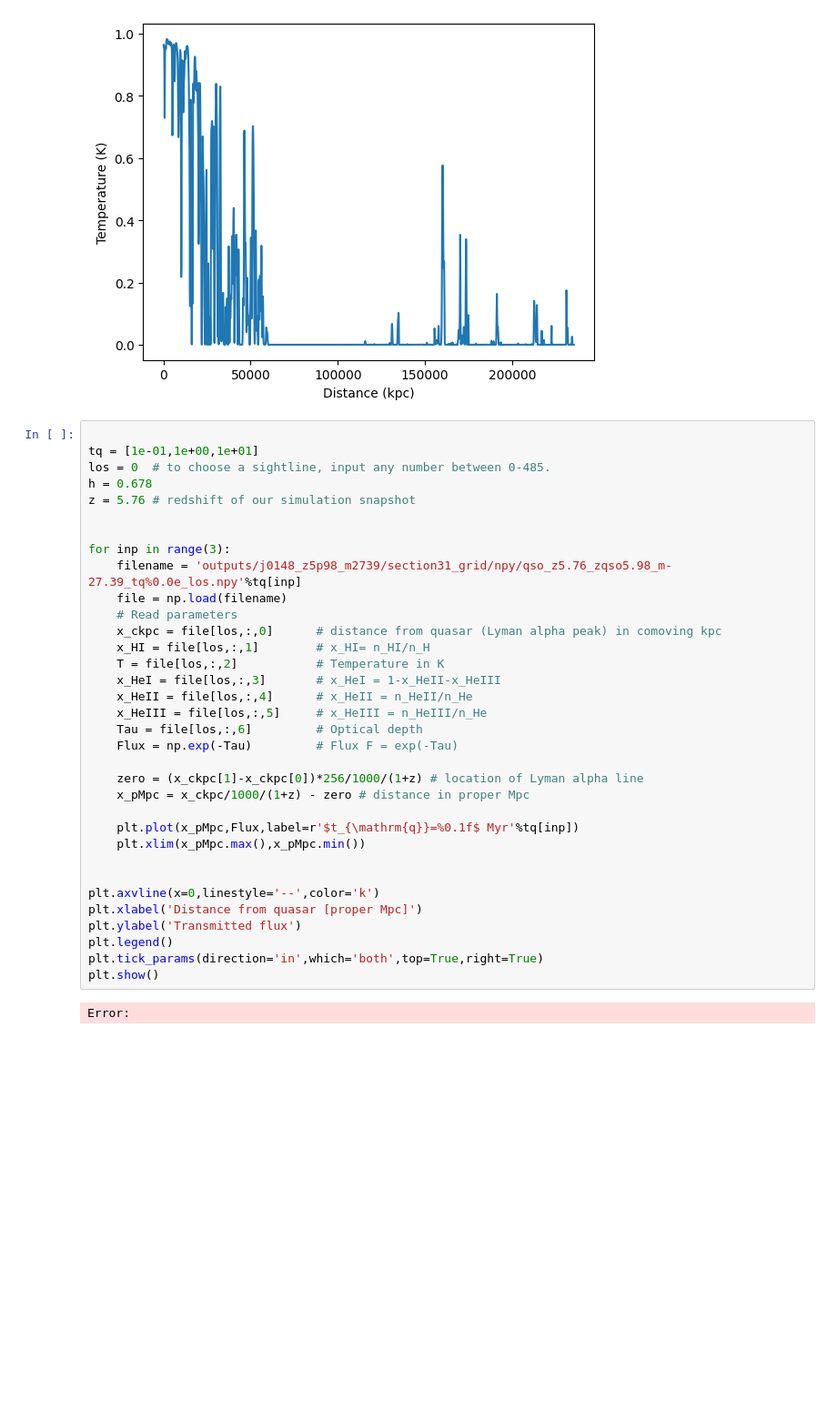
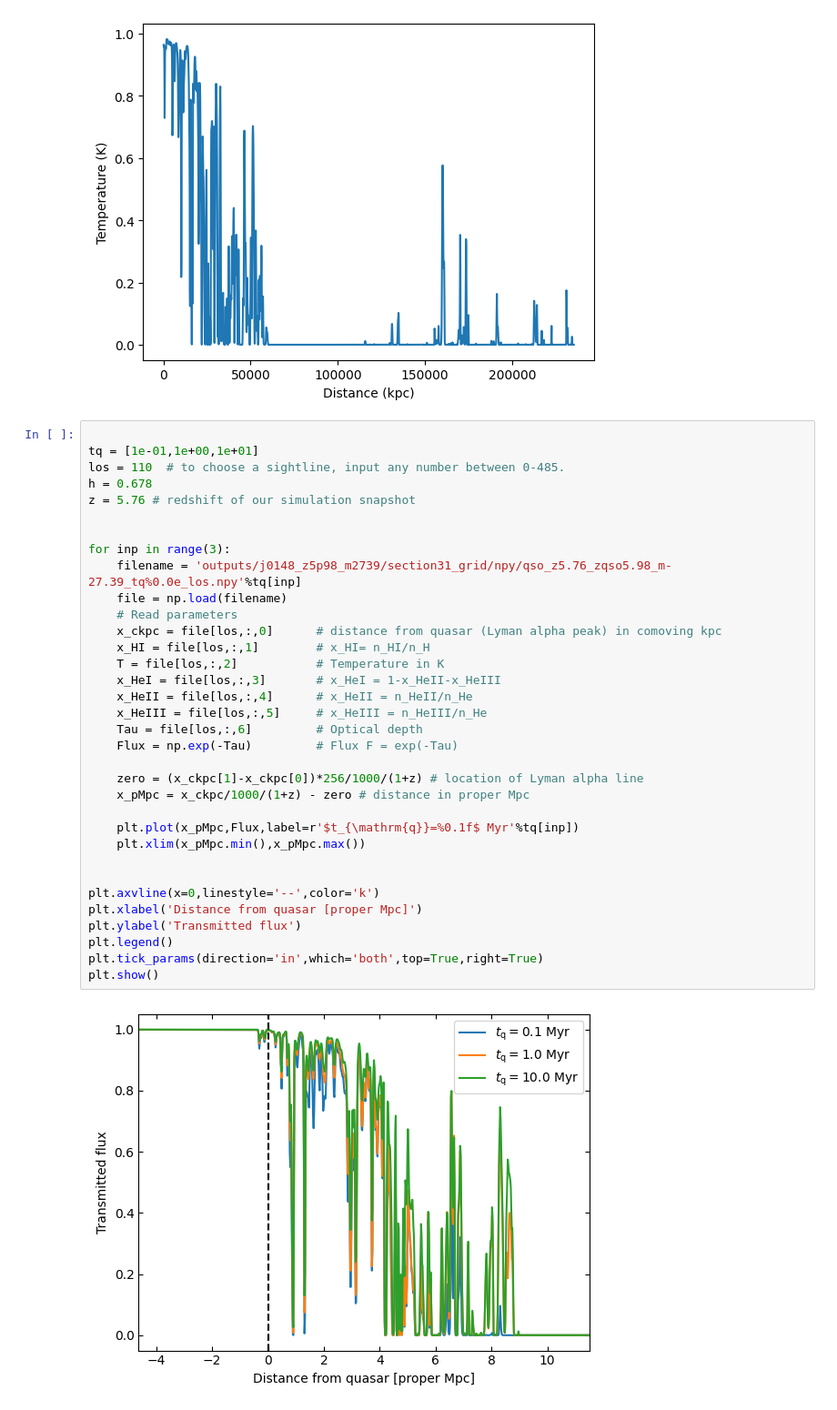
Before and after one commit to sindhusatyavolu/1D-radiative-transfer, a Jupyter notebook: read_outputs.ipynb, the cells around one changed output. Shown at 91% size. Drawn from its saved outputs; the diff is of its cells as text; blank space fills up the shorter version.

```diff
--- a/read_outputs.ipynb
+++ b/read_outputs.ipynb
@@ -13,36 +13,36 @@ Text(0, 0.5, 'Temperature (K)')
 # %%
 
 tq = [1e-01,1e+00,1e+01]
-los = 0  # to choose a sightline, input any number between 0-485.
+los = 110  # to choose a sightline, input any number between 0-485.
 h = 0.678
 z = 5.76 # redshift of our simulation snapshot
 
 
 for inp in range(3):
 	filename = 'outputs/j0148_z5p98_m2739/section31_grid/npy/qso_z5.76_zqso5.98_m-27.39_tq%0.0e_los.npy'%tq[inp]
 	file = np.load(filename)
 	# Read parameters
 	x_ckpc = file[los,:,0]  	# distance from quasar (Lyman alpha peak) in comoving kpc
 	x_HI = file[los,:,1] 		# x_HI= n_HI/n_H
 	T = file[los,:,2] 			# Temperature in K
 	x_HeI = file[los,:,3] 		# x_HeI = 1-x_HeII-x_HeIII
 	x_HeII = file[los,:,4] 		# x_HeII = n_HeII/n_He
 	x_HeIII = file[los,:,5] 	# x_HeIII = n_HeIII/n_He
 	Tau = file[los,:,6] 		# Optical depth
 	Flux = np.exp(-Tau) 		# Flux F = exp(-Tau)
 
 	zero = (x_ckpc[1]-x_ckpc[0])*256/1000/(1+z) # location of Lyman alpha line
 	x_pMpc = x_ckpc/1000/(1+z) - zero # distance in proper Mpc
 
 	plt.plot(x_pMpc,Flux,label=r'$t_{\mathrm{q}}=%0.1f$ Myr'%tq[inp])
-	plt.xlim(x_pMpc.max(),x_pMpc.min())
+	plt.xlim(x_pMpc.min(),x_pMpc.max())
 
 
 plt.axvline(x=0,linestyle='--',color='k')
 plt.xlabel('Distance from quasar [proper Mpc]')
 plt.ylabel('Transmitted flux')
 plt.legend()
 plt.tick_params(direction='in',which='both',top=True,right=True)
 plt.show()
 # %% [output]
-Error:
+[figure, added]
```
Also changed, not shown: 2 other files.
